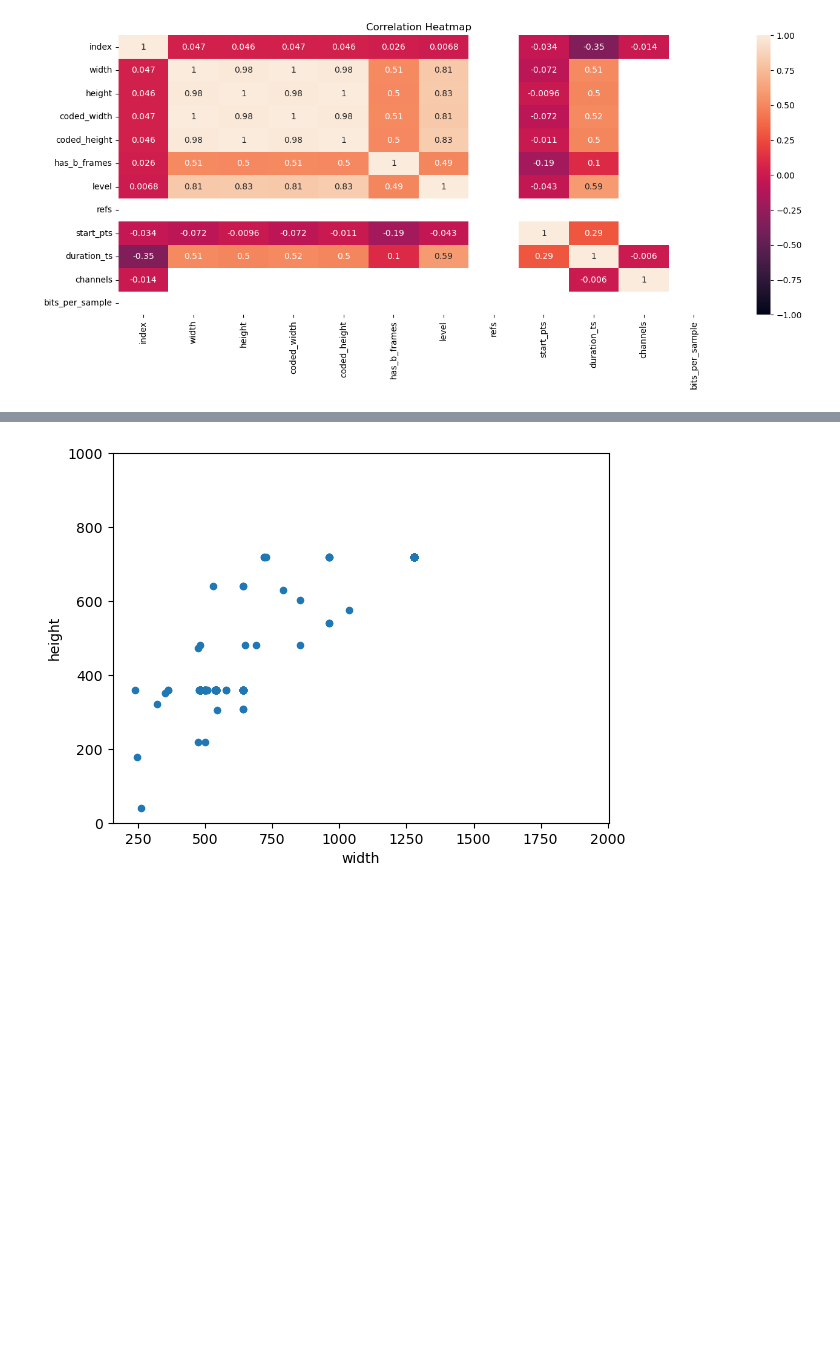
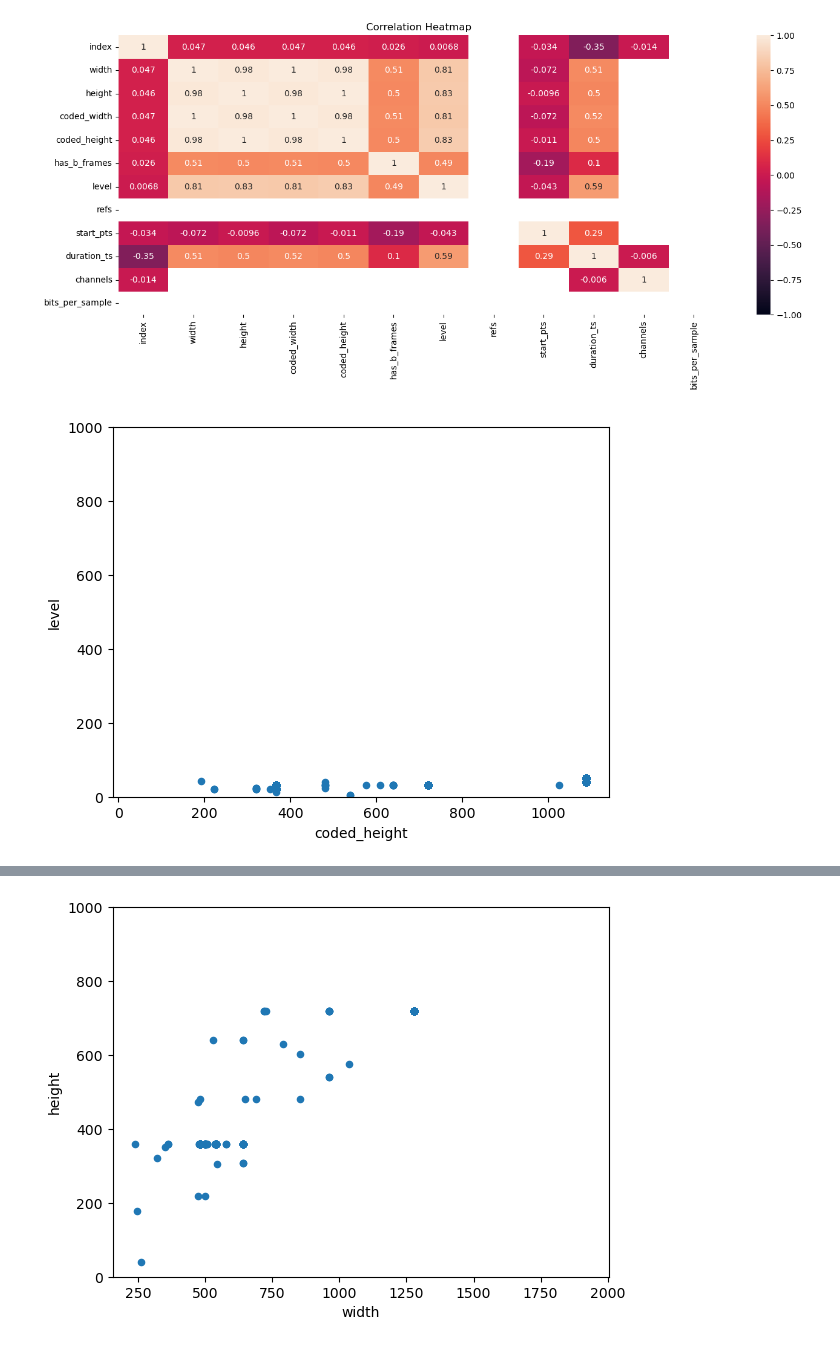
Before and after one commit to RazElbaz/Final-Project-Machine-Learning-Malicious-Video, a Jupyter notebook: ML VIDEO.ipynb, the cells around one changed output, grey strips where cells are left out. Drawn from its saved outputs; the diff is of its cells as text; code cells hidden in the pictures; blank space fills up the shorter version.

```diff
--- a/ML VIDEO.ipynb
+++ b/ML VIDEO.ipynb
@@ -545,3 +531,10 @@ heatmap = sns.heatmap(tmp.corr(), vmin=-1, vmax=1, annot=True)
 heatmap.set_title('Correlation Heatmap', fontdict={'fontsize':12});
 # %% [output]
 [figure]
+# %%
+#scatter plot totalbsmtsf/saleprice
+var = 'coded_height'
+data = pd.concat([tmp['level'], tmp[var]], axis=1)
+data.plot.scatter(x=var, y='level', ylim=(0,1000));
+# %% [output]
+[figure, added]
```
Also changed, not shown: parts of 47 cells of this notebook.
